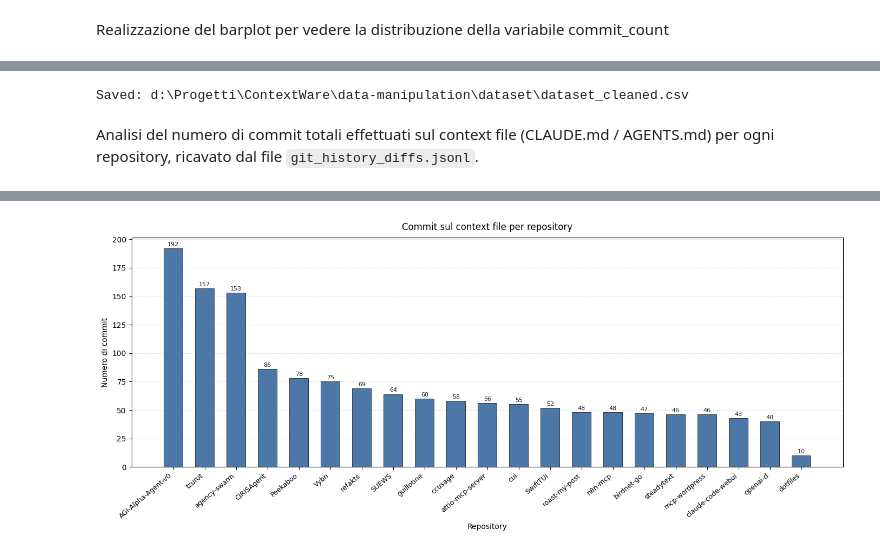
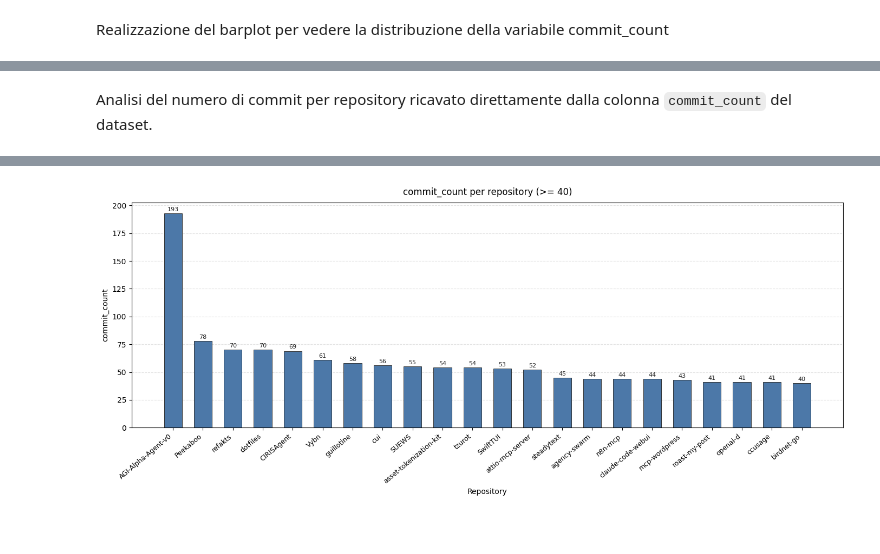
Before and after one commit to TheOverfitters/ContextWare, a Jupyter notebook: data-manipulation/notebook/dataset_cleaning.ipynb, the cells around one changed output, grey strips where cells are left out. Saved outputs shown, nothing was run; the diff lists cells and outputs as text; code cells hidden in the pictures.

```diff
--- a/data-manipulation/notebook/dataset_cleaning.ipynb
+++ b/data-manipulation/notebook/dataset_cleaning.ipynb
@@ -104,6 +97,22 @@ Nel dataset sono state eliminate tutte quelle repository che presentano un numer
 # %%
 commit_count_num = pd.to_numeric(df_clean["commit_count"], errors="coerce")
-df_commit40 = df_clean[commit_count_num >= 40].copy()
 
-print(f"Rows with commit_count >= 40: {len(df_commit40)}")
+repo_commits = (
+    pd.DataFrame({
+        "repo_id": df_clean["repository_owner"] + "/" + df_clean["repository_name"],
+        "commit_count": commit_count_num,
+    })
+    .dropna(subset=["commit_count"])
+    .groupby("repo_id")["commit_count"]
+    .max()
+    .astype(int)
+    .reset_index()
+    .sort_values("commit_count", ascending=False)
+    .reset_index(drop=True)
+)
+
+print(f"Repository totali: {len(repo_commits)}")
+print(f"  min: {repo_commits['commit_count'].min()}")
+print(f"  median: {int(repo_commits['commit_count'].median())}")
+print(f"  max: {repo_commits['commit_count'].max()}")
 # %% [output]
@@ -142,58 +152,33 @@ Salvataggio delle modifiche effettuate in un nuovo dataset
-# %%
-from pathlib import Path
-
-output_path = Path(data_path).parent / "dataset_cleaned.csv"
-df_commit40.to_csv(output_path, index=False)
-print(f"Saved: {output_path}")
-# %% [output]
-Saved: d:\Progetti\ContextWare\data-manipulation\dataset\dataset_cleaned.csv
 # %% [markdown]
-Analisi del numero di commit totali effettuati sul context file (CLAUDE.md / AGENTS.md) per ogni repository, ricavato dal file `git_history_diffs.jsonl`.
+Analisi del numero di commit per repository ricavato direttamente dalla colonna `commit_count` del dataset.
 # %%
-import json
-import os
 import matplotlib.pyplot as plt
-from collections import defaultdict
-from pathlib import Path
 
-jsonl_path = Path(os.getcwd()).parent.parent / "outputs" / "git_history_diffs.jsonl"
-if not jsonl_path.exists():
-    raise FileNotFoundError(f"File non trovato: {jsonl_path}")
+repo_commits_filtered = repo_commits[repo_commits["commit_count"] >= 40].reset_index(drop=True)
 
-commit_counts = defaultdict(int)
-with open(jsonl_path, "r", encoding="utf-8") as f:
-    for line in f:
-        line = line.strip()
-        if not line:
-            continue
-        rec = json.loads(line)
-        if "error" not in rec:
-            repo = rec["repository_owner"] + "/" + rec["repository_name"]
-            commit_counts[repo] += 1
-
-repos = sorted(commit_counts.keys(), key=lambda r: commit_counts[r], reverse=True)
-counts = [commit_counts[r] for r in repos]
-
-print(f"Repository totali: {len(repos)}")
-print(f"{'Repository':<55} {'Commit sul context file':>22}")
-print("-" * 79)
-for repo, count in zip(repos, counts):
-    print(f"{repo:<55} {count:>22}")
+print(f'{"Repository":<55} {"commit_count":>12}')
+print("-" * 69)
+for _, row in repo_commits_filtered.iterrows():
+    print(f'{row["repo_id"]:<55} {row["commit_count"]:>12}')
 
 fig, ax = plt.subplots(figsize=(14, 6))
-bars = ax.bar(range(len(repos)), counts, color="#4c78a8", edgecolor="#1f1f1f", linewidth=0.6, width=0.6)
-for rect, value in zip(bars, counts):
+bars = ax.bar(
+    range(len(repo_commits_filtered)),
+    repo_commits_filtered["commit_count"],
+    color="#4c78a8", edgecolor="#1f1f1f", linewidth=0.6, width=0.6,
+)
+for rect, value in zip(bars, repo_commits_filtered["commit_count"]):
     ax.text(
         rect.get_x() + rect.get_width() / 2,
         rect.get_height() + 1,
         str(value),
         ha="center", va="bottom", fontsize=8, color="#1f1f1f",
     )
-ax.set_title("Commit sul context file per repository", pad=10)
+ax.set_title("commit_count per repository (>= 40)", pad=10)
 ax.set_xlabel("Repository")
-ax.set_ylabel("Numero di commit")
-ax.set_xticks(range(len(repos)))
-ax.set_xticklabels([r.split("/")[1] for r in repos], rotation=40, ha="right", fontsize=9)
+ax.set_ylabel("commit_count")
+ax.set_xticks(range(len(repo_commits_filtered)))
+ax.set_xticklabels(repo_commits_filtered["repo_id"].str.split("/").str[1], rotation=40, ha="right", fontsize=9)
 ax.set_axisbelow(True)
 ax.grid(axis="y", linestyle="--", alpha=0.35)
 plt.tight_layout()
@@ -219,2 +204,2 @@ baleen37/dotfiles                                                           10
-[figure, old version]
+[figure, new version]
 # %% [markdown]
```
Also changed, not shown: parts of 13 cells of this notebook, 1 other file.
